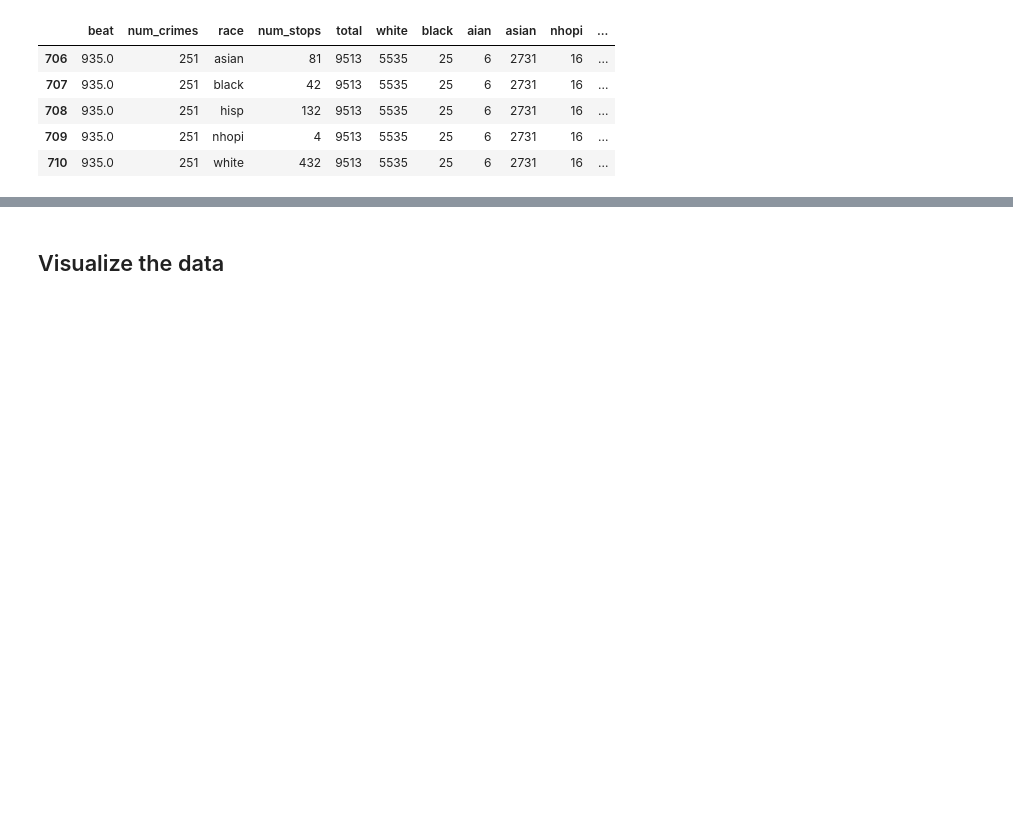
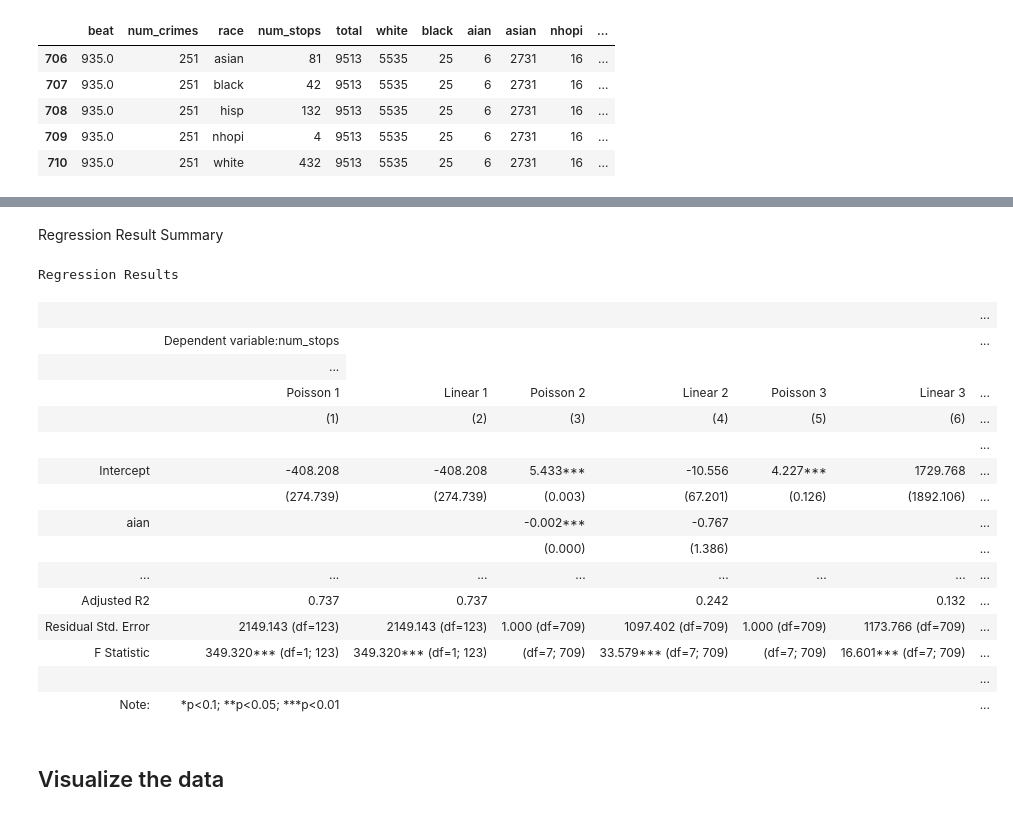
Before and after one commit to aldabbagh/DPI617, a Jupyter notebook: starter.ipynb, the cells around one changed output, grey strips where cells are left out. Saved outputs shown, nothing was run; the diff lists cells and outputs as text; code cells hidden in the pictures; blank space fills up the shorter version.

Commit message:
added regression and profiling

```diff
--- a/starter.ipynb
+++ b/starter.ipynb
@@ -189,0 +272,3 @@ crime_stops_demographics_by_beat[crime_stops_demographics_by_beat['beat'] == 935
+# %%
+model2_linear = smf.ols(formula='num_stops ~ num_crimes + white + black + hisp + aian +asian + hisp+ other', data=model2_data).fit()
+print(model2_linear.summary())
@@ -189,0 +295,9 @@ crime_stops_demographics_by_beat[crime_stops_demographics_by_beat['beat'] == 935
+# %%
+model3_data = model2_data.copy()
+model3_data['num_crimes_scaled'] = np.log1p(model3_data['num_crimes'])
+model3_data['white_ratio'] = model3_data['white'] / model3_data['total']
+model3_data['black_ratio'] = model3_data['black'] / model3_data['total']
+model3_data['hisp_ratio'] = model3_data['hisp'] / model3_data['total']
+# %%
+model3 = smf.poisson("num_stops ~ num_crimes_scaled * white_ratio + num_crimes_scaled * black_ratio + num_crimes_scaled * hisp_ratio", data=model3_data).fit()
+print(model3.summary())
@@ -189,0 +322,3 @@ crime_stops_demographics_by_beat[crime_stops_demographics_by_beat['beat'] == 935
+# %%
+model3_linear = smf.ols(formula='num_stops ~ num_crimes_scaled * white_ratio + num_crimes_scaled * black_ratio + num_crimes_scaled * hisp_ratio', data=model3_data).fit()
+print(model3_linear.summary())
@@ -190,3 +343,30 @@ crime_stops_demographics_by_beat[crime_stops_demographics_by_beat['beat'] == 935
+# %% [markdown]
+Regression Result Summary
+# %%
+stargazer = Stargazer([model1, model1_linear, model2, model2_linear, model3, model3_linear])
+stargazer.title("Regression Results")
+stargazer.custom_columns(['Poisson 1', 'Linear 1', 'Poisson 2', 'Linear 2', 'Poisson 3', 'Linear 3'], [1, 1, 1, 1, 1, 1])
+
+from IPython.core.display import HTML
+HTML(stargazer.render_html())
+# %% [output]
+Regression Results
+|  |  |  |  |  |  |  | ... |
+|  | Dependent variable:num_stops |  |  |  |  |  | ... |
+|  | ... |
+|  | Poisson 1 | Linear 1 | Poisson 2 | Linear 2 | Poisson 3 | Linear 3 | ... |
+|  | (1) | (2) | (3) | (4) | (5) | (6) | ... |
+|  |  |  |  |  |  |  | ... |
+| Intercept | -408.208 | -408.208 | 5.433*** | -10.556 | 4.227*** | 1729.768 | ... |
+|  | (274.739) | (274.739) | (0.003) | (67.201) | (0.126) | (1892.106) | ... |
+| aian |  |  | -0.002*** | -0.767 |  |  | ... |
+|  |  |  | (0.000) | (1.386) |  |  | ... |
+| ... | ... | ... | ... | ... | ... | ... | ... |
+| Adjusted R2 | 0.737 | 0.737 |  | 0.242 |  | 0.132 | ... |
+| Residual Std. Error | 2149.143 (df=123) | 2149.143 (df=123) | 1.000 (df=709) | 1097.402 (df=709) | 1.000 (df=709) | 1173.766 (df=709) | ... |
+| F Statistic | 349.320*** (df=1; 123) | 349.320*** (df=1; 123) | (df=7; 709) | 33.579*** (df=7; 709) | (df=7; 709) | 16.601*** (df=7; 709) | ... |
+|  |  |  |  |  |  |  | ... |
+| Note: | *p<0.1; **p<0.05; ***p<0.01 |  |  |  |  |  | ... |
 # %% [markdown]
 ## Visualize the data
 # %%
```
Also changed, not shown: parts of 20 cells of this notebook, 2 other files.
